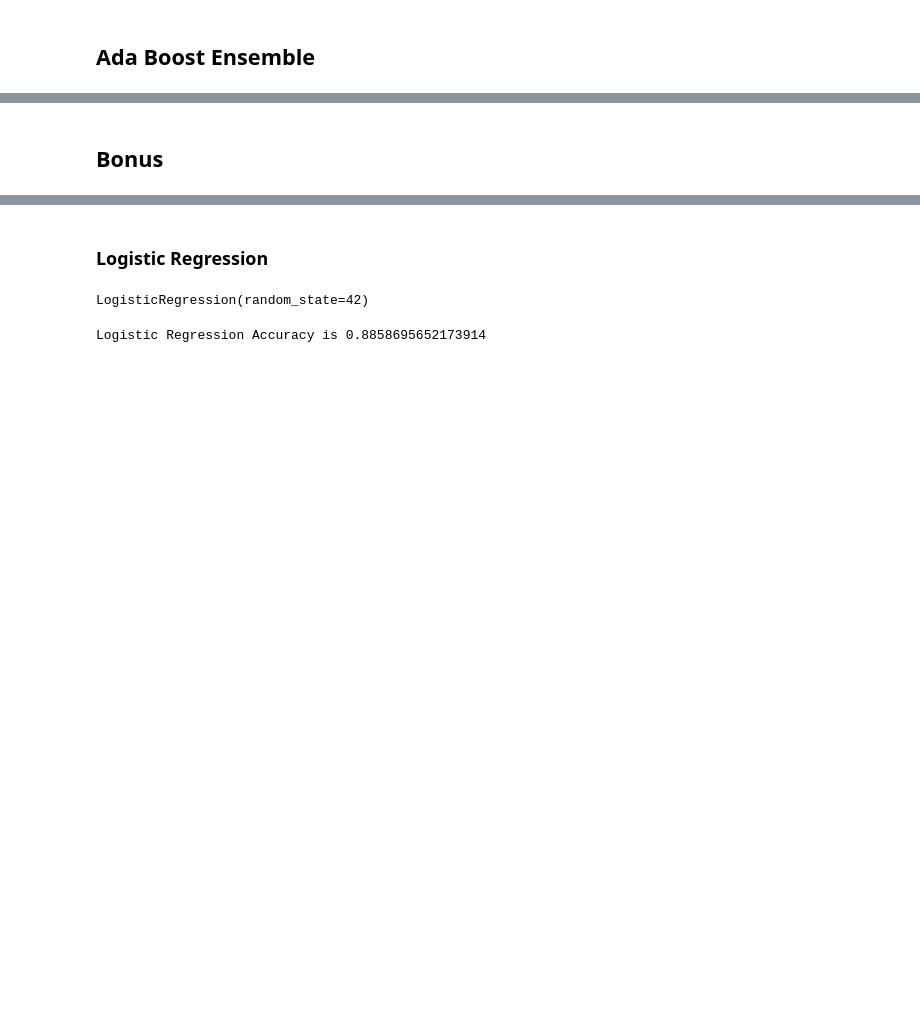
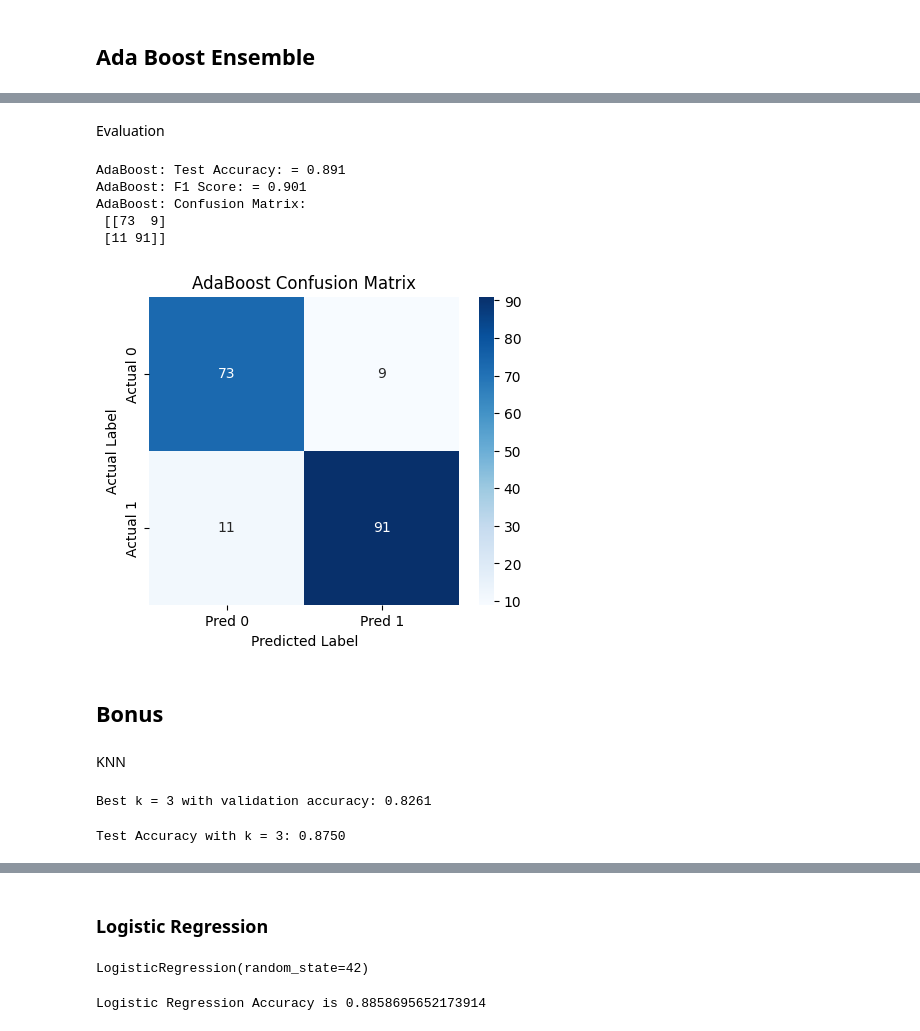
Before and after one commit to Rawan-M-Said/ML-Lab-1, a Jupyter notebook: lab_1.ipynb, the cells around one changed output, grey strips where cells are left out. Cells and saved outputs as stored; diff of their text form; code cells hidden in the pictures; blank space fills up the shorter version.

```diff
--- a/lab_1.ipynb
+++ b/lab_1.ipynb
@@ -414,3 +374,30 @@ print(error_rate)
+# %% [markdown]
+Evaluation
+# %%
+y_predict = best_ada.predict(x_test.to_numpy())
+right_classified = np.sum(y_predict == y_test)  # Count misclassified samples
+
+test_accuracy = right_classified / len(y_test)  # to get the accuraccy rate
+f_score = f1_score(y_test.to_numpy(), y_predict)
+conf_matrix = confusion_matrix(y_test.to_numpy(), y_predict)
+
+print(f"AdaBoost: Test Accuracy: = {test_accuracy:.3f}")
+print(f"AdaBoost: F1 Score: = {f_score:.3f}")
+print(f"AdaBoost: Confusion Matrix:\n {conf_matrix}")
+
+plt.figure(figsize=(5, 4))
+sns.heatmap(conf_matrix, annot=True, fmt="d", cmap="Blues", xticklabels=["Pred 0", "Pred 1"], yticklabels=["Actual 0", "Actual 1"])
+plt.xlabel("Predicted Label")
+plt.ylabel("Actual Label")
+plt.title("AdaBoost Confusion Matrix")
+plt.show()
+# %% [output]
+AdaBoost: Test Accuracy: = 0.891
+AdaBoost: F1 Score: = 0.901
+AdaBoost: Confusion Matrix:
+ [[73  9]
+ [11 91]]
+[figure, added]
 # %%
 # from sklearn.ensemble import AdaBoostClassifier
 # from sklearn.tree import DecisionTreeClassifier
@@ -437,2 +428,37 @@ print(error_rate)
 # %% [markdown]
 ## **Bonus**
+# %% [markdown]
+KNN
+# %%
+# tune for k from 1 to 20
+k_values = range(1, 21)
+best_k = None
+best_accuracy = 0
+validation_accuracies = []
+for k in k_values:
+    knn = KNeighborsClassifier(n_neighbors=k)
+    knn.fit(x_train.to_numpy(), y_train.to_numpy())
+    ## Validate model and get its accuracy
+    y_val_pred = knn.predict(x_val.to_numpy())
+    accuracy = accuracy_score(y_val, y_val_pred)
+    validation_accuracies.append(accuracy)
+    #print(f"k={k}, Validation Accuracy: {accuracy:.4f}")
+    ## make it the best accuracy if better than before
+    if accuracy > best_accuracy:
+        best_accuracy = accuracy
+        best_k = k
+
+print(f"\nBest k = {best_k} with validation accuracy: {validation_accuracies[best_k - 1]:.4f}")
+# %% [output]
+Best k = 3 with validation accuracy: 0.8261
+# %%
+# Train the best model and evaluate on test set
+knn_best = KNeighborsClassifier(n_neighbors=best_k)
+knn_best.fit(x_train, y_train)
+
+y_test_pred = knn_best.predict(x_test)
+test_accuracy = accuracy_score(y_test, y_test_pred)
+
+print(f"Test Accuracy with k = {best_k}: {test_accuracy:.4f}")
+# %% [output]
+Test Accuracy with k = 3: 0.8750
```
Also changed, not shown: parts of 25 cells of this notebook.
